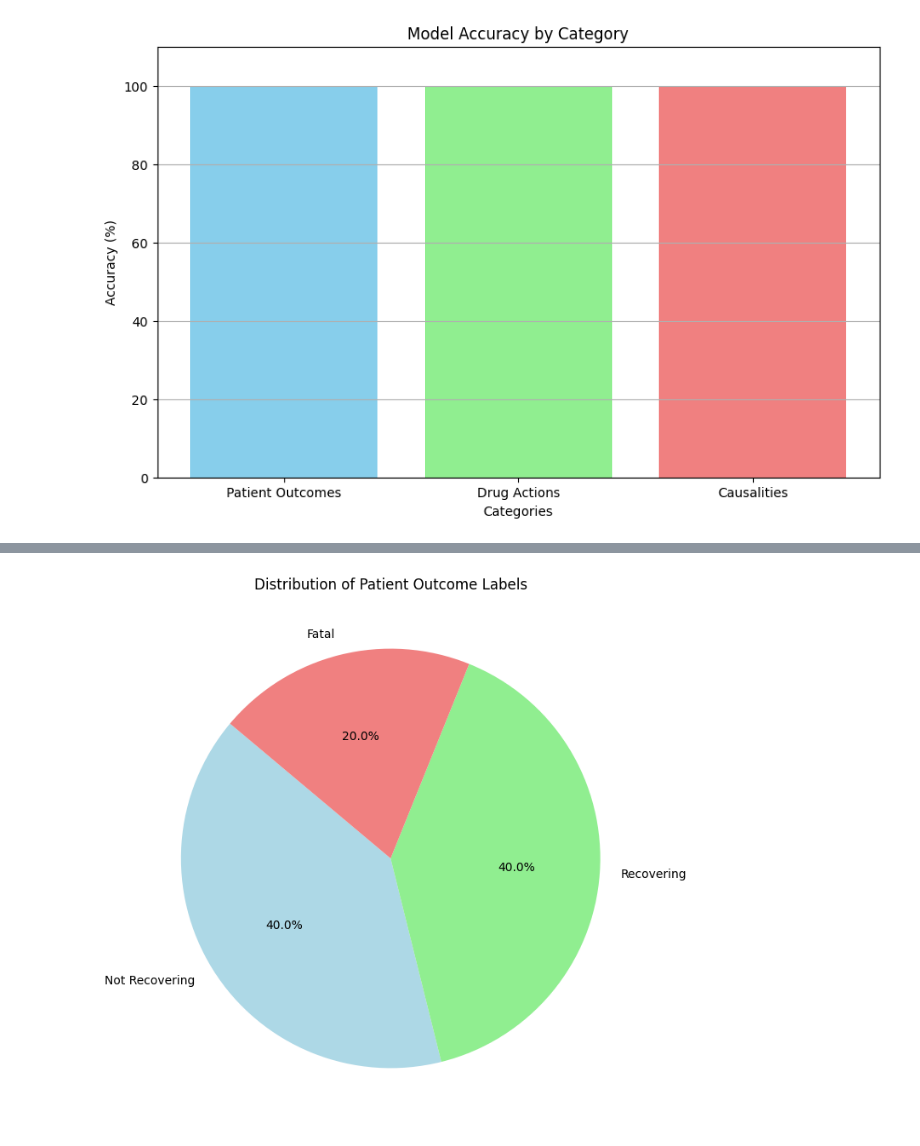
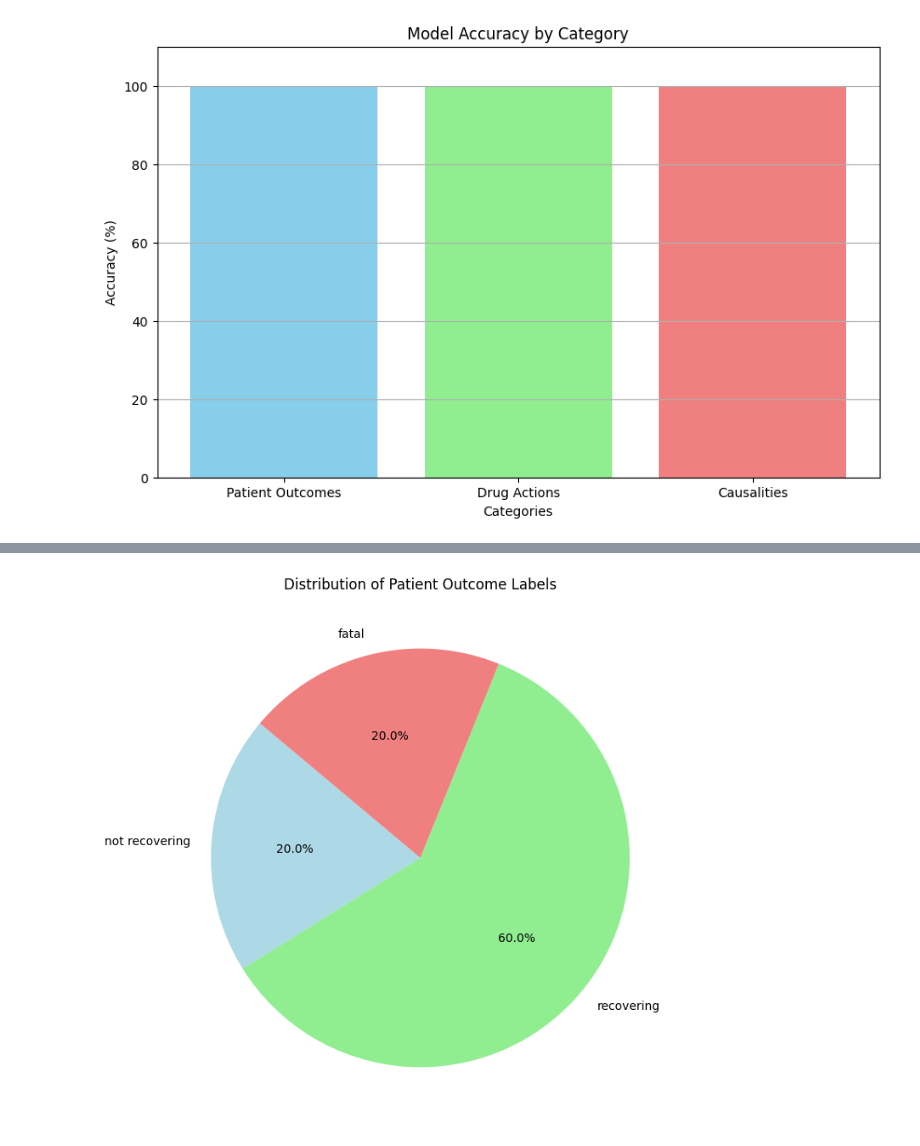
Before and after one commit to funteck123/SUSAR_AI_Framework_Insight_Classfication_with_LLM_Text_Gen_Model-Python, a Jupyter notebook: SUSAR_AI_Framework_Insight_Classfication_with_LLM_Text_Gen_Model.ipynb, the cells around one changed output, grey strips where cells are left out. Drawn from its saved outputs; the diff is of its cells as text; code cells hidden in the pictures.

```diff
--- a/SUSAR_AI_Framework_Insight_Classfication_with_LLM_Text_Gen_Model.ipynb
+++ b/SUSAR_AI_Framework_Insight_Classfication_with_LLM_Text_Gen_Model.ipynb
@@ -229,6 +228,13 @@ plt.show()
 # %% [output]
 [figure]
 # %%
+patient_outcome_labels = normalize_text_array(patient_outcome_labels)
+
+
+drug_action_labels = normalize_text_array(drug_action_labels)
+
+
+causality_labels = normalize_text_array(causality_labels)
 
 # Compute confusion matrices
 conf_matrix_patient_outcomes = confusion_matrix(patient_outcome_labels, patient_outcomes_pred)
@@ -268,4 +274,12 @@ axs[2].set_ylabel('True Causality')
 # Adjust layout
 plt.tight_layout()
 plt.show()
+
+
+# print("Confusion Matrix for Patient Outcomes:")
+# print(conf_matrix_patient_outcomes)
+# print("\nConfusion Matrix for Drug Actions:")
+# print(conf_matrix_drug_actions)
+# print("\nConfusion Matrix for Causalities:")
+# print(conf_matrix_causalities)
 # %% [output]
@@ -273,17 +301,12 @@ plt.show()
 # %%
-import matplotlib.pyplot as plt
-
-# Example data for Patient Outcomes (replace with actual data)
-labels = ['Not Recovering', 'Recovering', 'Recovering with Complications', 'Recovered', 'Fatal']
-sizes = [2, 2, 0, 0, 1]  # Replace with actual counts
-
-# Filter out labels with zero sizes
-filtered_labels = [label for label, size in zip(labels, sizes) if size > 0]
-filtered_sizes = [size for size in sizes if size > 0]
+# Generate pie chart for Patient Outcomes
+outcome_counts = [patient_outcome_labels.count(label) for label in normalize_text_array(['Not Recovering', 'Recovering', 'Recovering with Complications', 'Recovered', 'Fatal'])]
+filtered_labels = [label for label, count in zip(normalize_text_array(['Not Recovering', 'Recovering', 'Recovering with Complications', 'Recovered', 'Fatal']), outcome_counts) if count > 0]
+filtered_counts = [count for count in outcome_counts if count > 0]
 
 plt.figure(figsize=(8, 8))
-plt.pie(filtered_sizes, labels=filtered_labels, autopct='%1.1f%%', startangle=140, colors=['lightblue', 'lightgreen', 'lightcoral', 'salmon'])
+plt.pie(filtered_counts, labels=filtered_labels, autopct='%1.1f%%', startangle=140, colors=['lightblue', 'lightgreen', 'lightcoral', 'salmon', 'gold'])
 plt.title('Distribution of Patient Outcome Labels')
 plt.show()
 # %% [output]
-[figure, old version]
+[figure, new version]
```
Also changed, not shown: parts of 4 cells of this notebook.
